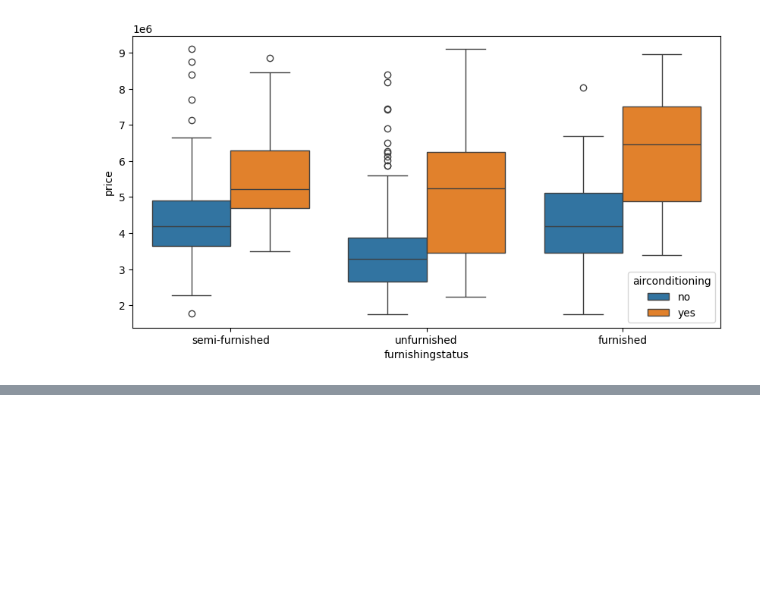
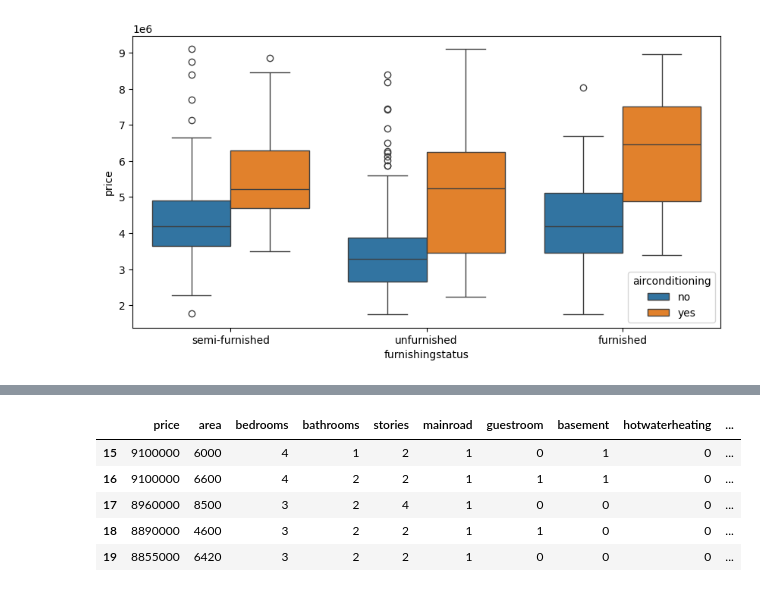
Before and after one commit to nagrohan579/house_price_prediction_linear_regression_model, a Jupyter notebook: house_price_prediction_linear_regression_model.ipynb, the cells around one changed output, grey strips where cells are left out. Saved outputs shown, nothing was run; the diff lists cells and outputs as text; code cells hidden in the pictures; blank space fills up the shorter version.

```diff
--- a/house_price_prediction_linear_regression_model.ipynb
+++ b/house_price_prediction_linear_regression_model.ipynb
@@ -191,0 +238,19 @@ sns.boxplot(x = 'furnishingstatus', y = 'price', hue = 'airconditioning', data =
+# %%
+# Let's drop the first column from status df using 'drop_first = True'
+
+fstatus = pd.get_dummies(housing['furnishingstatus'], drop_first = True)
+# %%
+# Add the results to the original housing dataframe
+
+housing = pd.concat([housing, fstatus], axis = 1)
+# %%
+# Now let's see the head of our dataframe.
+
+housing.head()
+# %% [output]
+|  | price | area | bedrooms | bathrooms | stories | mainroad | guestroom | basement | hotwaterheating | ... |
+| 15 | 9100000 | 6000 | 4 | 1 | 2 | 1 | 0 | 1 | 0 | ... |
+| 16 | 9100000 | 6600 | 4 | 2 | 2 | 1 | 1 | 1 | 0 | ... |
+| 17 | 8960000 | 8500 | 3 | 2 | 4 | 1 | 0 | 0 | 0 | ... |
+| 18 | 8890000 | 4600 | 3 | 2 | 2 | 1 | 1 | 0 | 0 | ... |
+| 19 | 8855000 | 6420 | 3 | 2 | 2 | 1 | 0 | 0 | 0 | ... |
```
Also changed, not shown: parts of 11 cells of this notebook.
